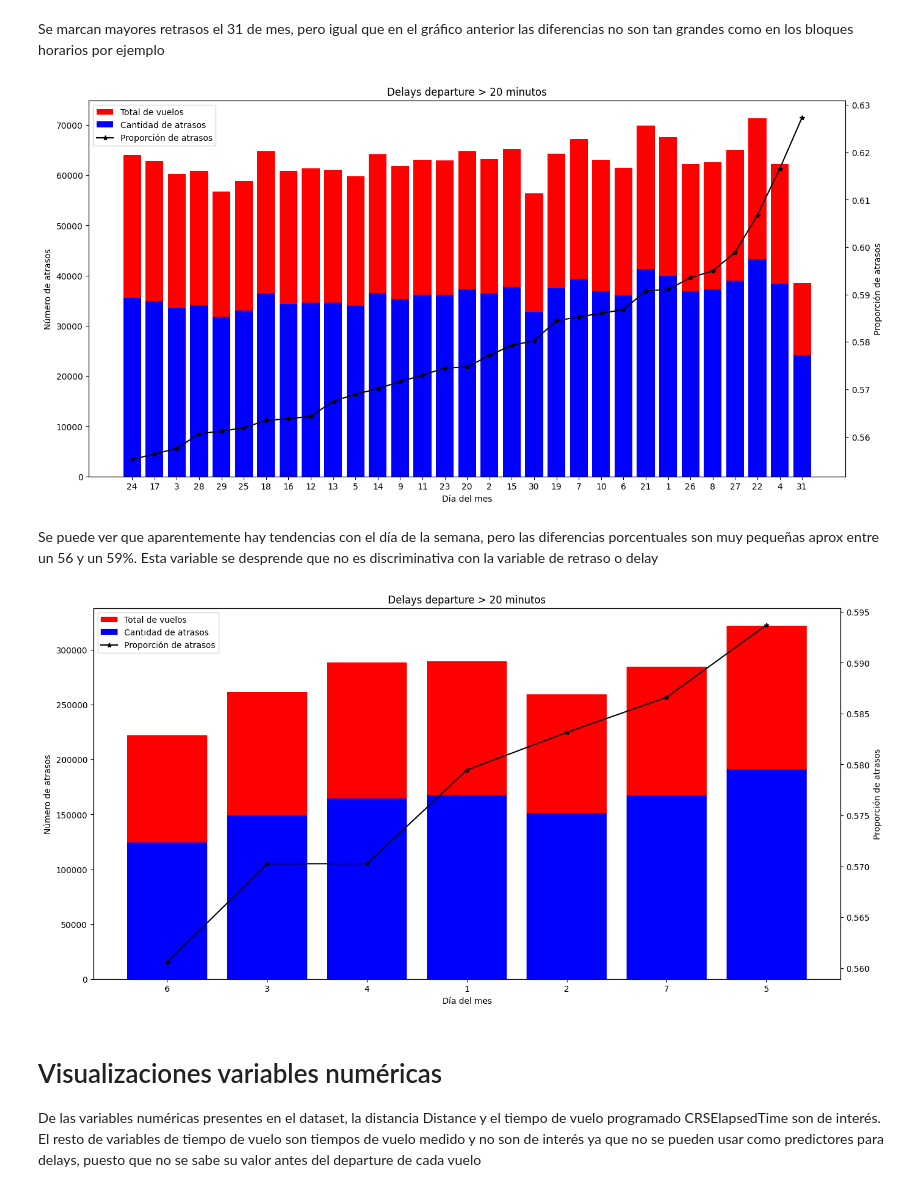
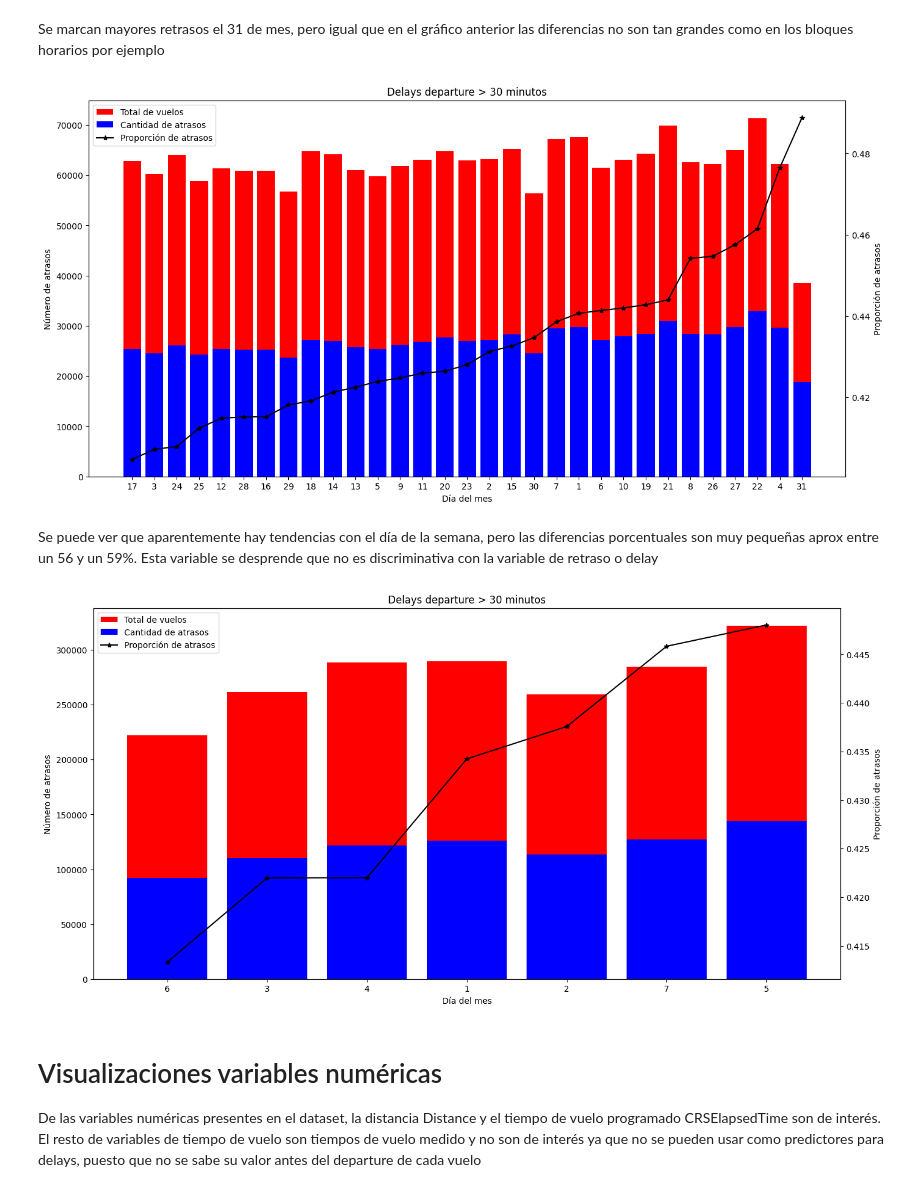
Before and after one commit to DiegoLeonG96/proyecto-pydatascience-udd, a Jupyter notebook: 03_Visualizaciones.ipynb, the cells around one changed output. Drawn from its saved outputs; the diff is of its cells as text; code cells hidden in the pictures.

```diff
--- a/03_Visualizaciones.ipynb
+++ b/03_Visualizaciones.ipynb
@@ -201,15 +201,15 @@ delay_proportion_plot(data, "Month", 30, "Mes del vuelo", dep_only=True)
 # %% [markdown]
 Se marcan mayores retrasos el 31 de mes, pero igual que en el gráfico anterior las diferencias no son tan grandes como en los bloques horarios por ejemplo
 # %%
-delay_proportion_plot(data, "DayofMonth", 20, "Día del mes", dep_only=True)
+delay_proportion_plot(data, "DayofMonth", 30, "Día del mes", dep_only=True)
 # %% [output]
-[figure, old version]
+[figure, new version]
 # %% [markdown]
 Se puede ver que aparentemente hay tendencias con el día de la semana, pero las diferencias porcentuales son muy pequeñas aprox entre un 56 y un 59%. Esta variable se desprende que no es discriminativa con la variable de retraso o delay
 # %%
-delay_proportion_plot(data, "DayOfWeek", 20, "Día del mes", dep_only=True)
+delay_proportion_plot(data, "DayOfWeek", 30, "Día del mes", dep_only=True)
 # %% [output]
-[figure, old version]
+[figure, new version]
 # %% [markdown]
 # Visualizaciones variables numéricas
 De las variables numéricas presentes en el dataset, la distancia Distance y el tiempo de vuelo programado CRSElapsedTime son de interés. El resto de variables de tiempo de vuelo son tiempos de vuelo medido y no son de interés ya que no se pueden usar como predictores para delays, puesto que no se sabe su valor antes del departure de cada vuelo
```
Also changed, not shown: parts of 1 cell of this notebook.
